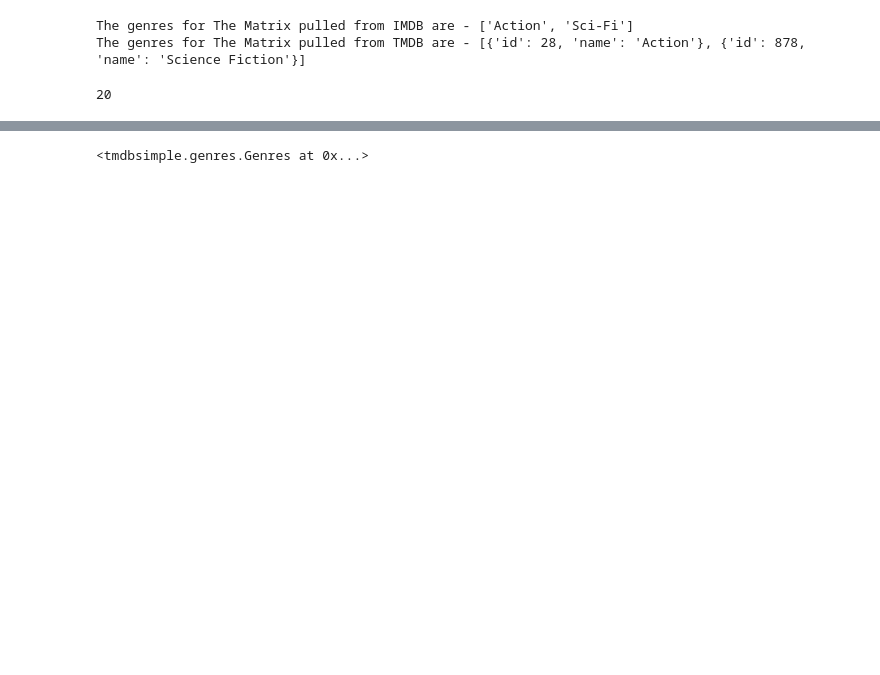
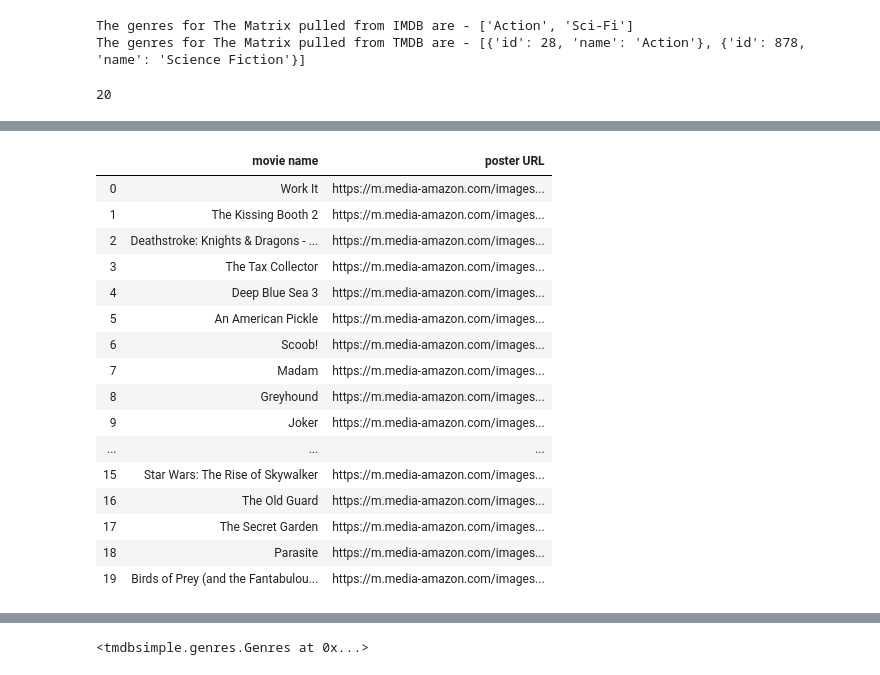
Before and after one commit to kingcrow15/Machine-Learning-project, a Jupyter notebook: TMBD API calls .ipynb, the cells around one changed output, grey strips where cells are left out. Cells and saved outputs as stored; diff of their text form; code cells hidden in the pictures; blank space fills up the shorter version.

```diff
--- a/TMBD API calls .ipynb
+++ b/TMBD API calls .ipynb
@@ -157,0 +223,3 @@ Welcome to the Real World.
+# %%
+movie = ia.get_movie('0094226', info=['taglines', 'plot'])
+movie.infoset2keys
@@ -158,3 +233,6 @@ Welcome to the Real World.
+# %%
+title = movie.get('title')
+title
 # %%
 # Create the IMDB object that will be used to access the IMDb's database.
 imbd_object = imdb.IMDb() # by default access the web.
@@ -221,7 +304,11 @@ The title of the first movie is -  The Kissing Booth 2
 # %%
+Top_20_movies = []
 for i in range(len(top20_movs)):
     mov=top20_movs[i]
     title=mov['title']
-    print(title)
-    if i==4:
+#     img=mov['poster_path']
+    Top_20_movies.append(title)
+#     print(title)
+#     print(img)
+    if i==20:
         break
@@ -233,0 +342,13 @@ Greyhound
+# %%
+Top_20_movies_posters = []
+for i in Top_20_movies:
+    try:
+        results = imbd_object.search_movie(str([i]))
+        movie = results[0]
+        imbd_object.update(movie)
+#         print(movie['full-size cover url'])
+        Top_20_movies_posters.append(movie['full-size cover url'])
+    except:
+                print("no image found")
+
+Top_20_movies_posters
@@ -233,0 +376,22 @@ Greyhound
+# %%
+d = {'movie name': Top_20_movies, 'poster URL': Top_20_movies_posters}
+df = pd.DataFrame(data=d)
+df
+# %% [output]
+|  | movie name | poster URL |
+| 0 | Work It | https://m.media-amazon.com/images... |
+| 1 | The Kissing Booth 2 | https://m.media-amazon.com/images... |
+| 2 | Deathstroke: Knights & Dragons - ... | https://m.media-amazon.com/images... |
+| 3 | The Tax Collector | https://m.media-amazon.com/images... |
+| 4 | Deep Blue Sea 3 | https://m.media-amazon.com/images... |
+| 5 | An American Pickle | https://m.media-amazon.com/images... |
+| 6 | Scoob! | https://m.media-amazon.com/images... |
+| 7 | Madam | https://m.media-amazon.com/images... |
+| 8 | Greyhound | https://m.media-amazon.com/images... |
+| 9 | Joker | https://m.media-amazon.com/images... |
+| ... | ... | ... |
+| 15 | Star Wars: The Rise of Skywalker | https://m.media-amazon.com/images... |
+| 16 | The Old Guard | https://m.media-amazon.com/images... |
+| 17 | The Secret Garden | https://m.media-amazon.com/images... |
+| 18 | Parasite | https://m.media-amazon.com/images... |
+| 19 | Birds of Prey (and the Fantabulou... | https://m.media-amazon.com/images... |
```
Also changed, not shown: parts of 47 cells of this notebook, 26 other files.
